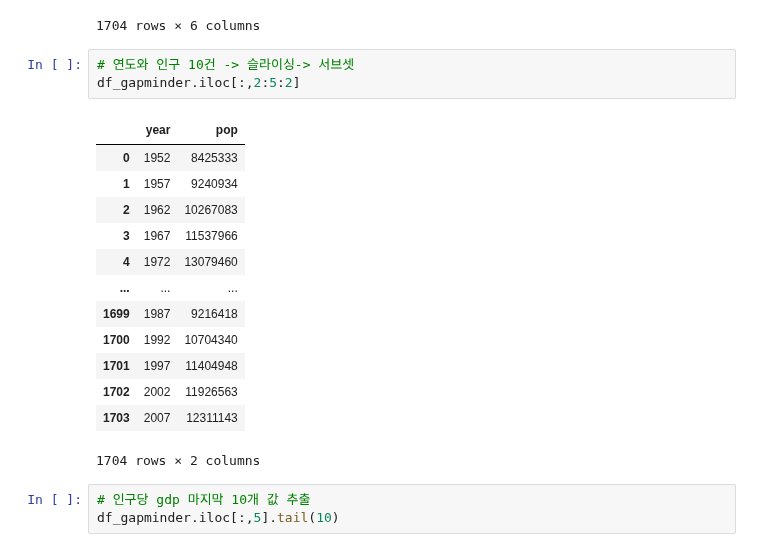
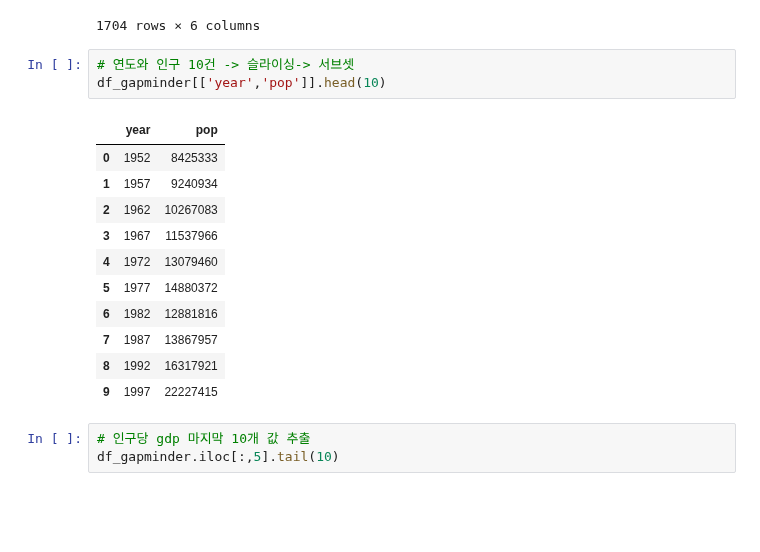
Before and after one commit to zdeik/hipython_rep, a Jupyter notebook: 13.데이터프레임연습.ipynb, the cells around one changed output. Saved outputs shown, nothing was run; the diff lists cells and outputs as text; blank space fills up the shorter version.

```diff
--- a/13.데이터프레임연습.ipynb
+++ b/13.데이터프레임연습.ipynb
@@ -128,21 +128,19 @@ df_gapminder
 1704 rows × 6 columns
 # %%
 # 연도와 인구 10건 -> 슬라이싱-> 서브셋
-df_gapminder.iloc[:,2:5:2]
+df_gapminder[['year','pop']].head(10)
 # %% [output]
 |  | year | pop |
 | 0 | 1952 | 8425333 |
 | 1 | 1957 | 9240934 |
 | 2 | 1962 | 10267083 |
 | 3 | 1967 | 11537966 |
 | 4 | 1972 | 13079460 |
-| ... | ... | ... |
-| 1699 | 1987 | 9216418 |
-| 1700 | 1992 | 10704340 |
-| 1701 | 1997 | 11404948 |
-| 1702 | 2002 | 11926563 |
-| 1703 | 2007 | 12311143 |
+| 5 | 1977 | 14880372 |
+| 6 | 1982 | 12881816 |
+| 7 | 1987 | 13867957 |
+| 8 | 1992 | 16317921 |
+| 9 | 1997 | 22227415 |
-1704 rows × 2 columns
 # %%
 # 인구당 gdp 마지막 10개 값 추출
 df_gapminder.iloc[:,5].tail(10)
```
Also changed, not shown: parts of 13 cells of this notebook, 8 other files.
